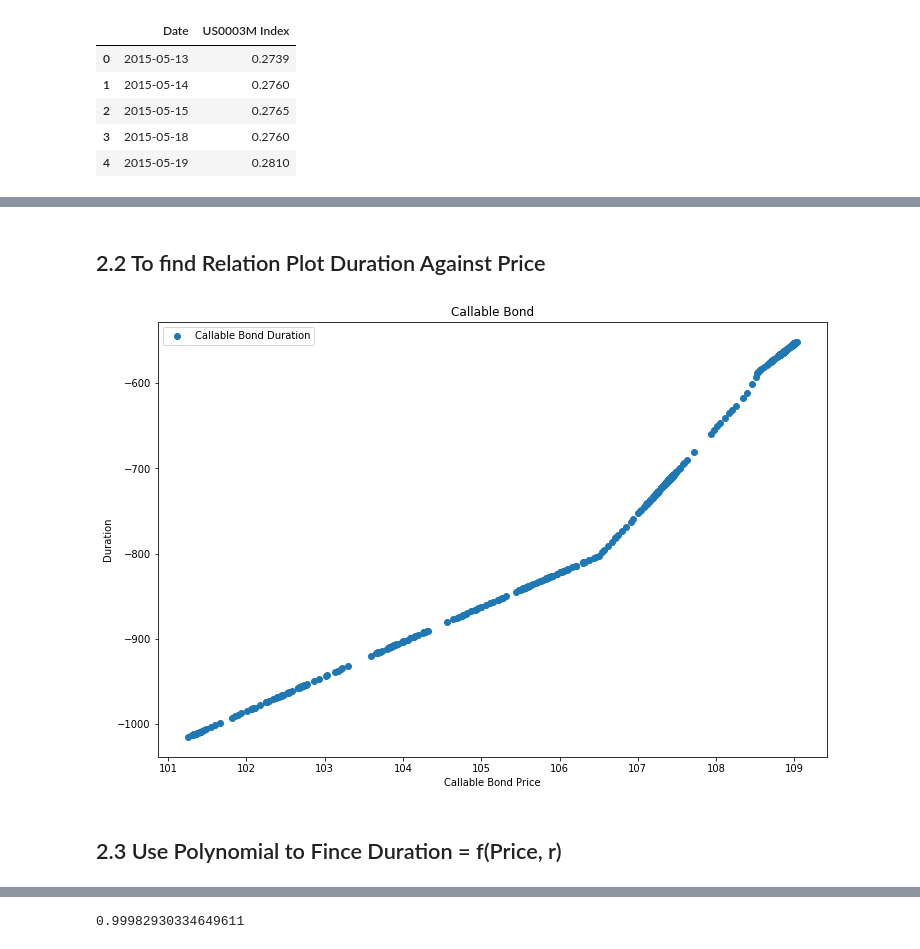
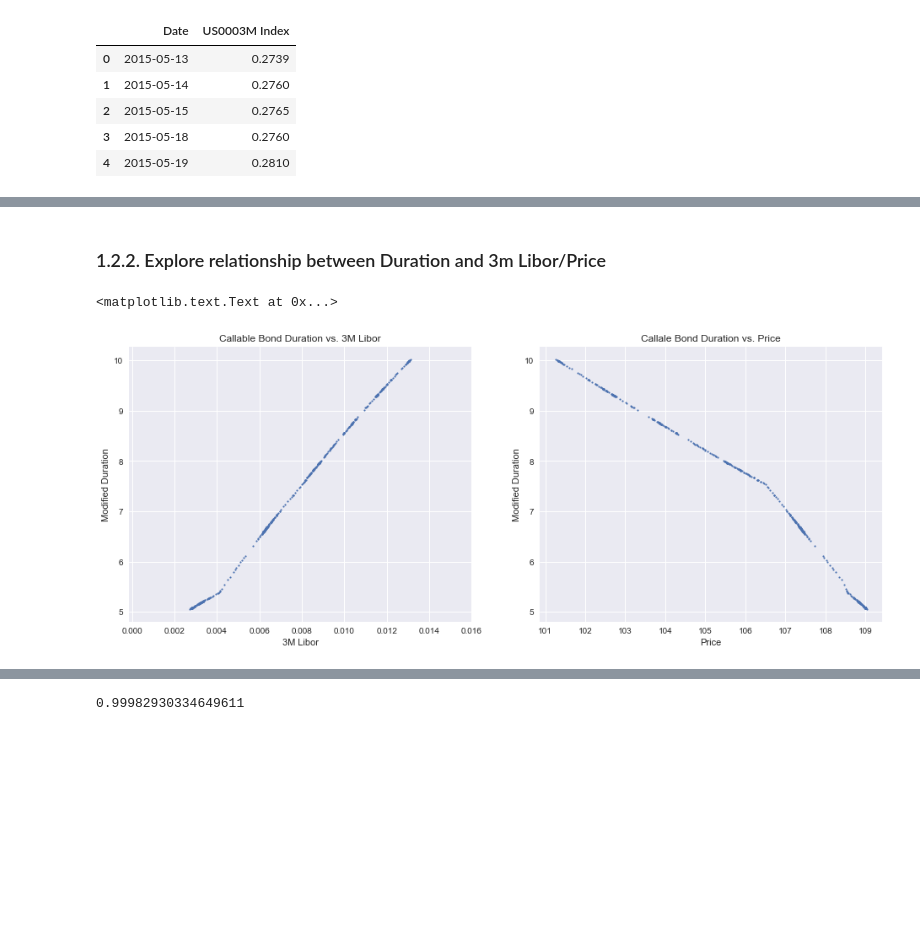
Before and after one commit to JerryDeveloper/MBSEmpiricalDuration, a Jupyter notebook: Week 4 Report - Function Form Fitting on Simulated Price and Duration.ipynb, the cells around one changed output, grey strips where cells are left out. Cells and saved outputs as stored; diff of their text form; code cells hidden in the pictures; blank space fills up the shorter version.

```diff
--- a/Week 4 Report - Function Form Fitting on Simulated Price and Duration.ipynb
+++ b/Week 4 Report - Function Form Fitting on Simulated Price and Duration.ipynb
@@ -176,14 +173,2 @@ plt.show()
 # %% [markdown]
-## 2.2 To find Relation Plot Duration Against Price
+### 1.2.2. Explore relationship between Duration and 3m Libor/Price
-# %%
-plt.figure(figsize=(12,8))
-plt.scatter(priceC,duration,label='Callable Bond Duration')
-plt.title('Callable Bond')
-plt.xlabel('Callable Bond Price')
-plt.ylabel('Duration')
-plt.legend()
-plt.show()
-# %% [output]
-[figure, removed]
-# %% [markdown]
-## 2.3 Use Polynomial to Fince Duration = f(Price, r)
@@ -203,0 +175,17 @@ def poly2Var(duration,priceC,R,deg):
+# %%
+fig = plt.figure(figsize=(16, 6))
+
+ax1 = fig.add_subplot(121)
+plt.scatter(np.array(R),duration_m, s = 3)
+ax1.set_title('Callable Bond Duration vs. 3M Libor')
+ax1.set_xlabel('3M Libor')
+ax1.set_ylabel('Modified Duration')
+
+ax2 = fig.add_subplot(122)
+ax2.scatter(priceC,duration_m, s = 3)
+ax2.set_title('Callale Bond Duration vs. Price')
+ax2.set_xlabel('Price')
+ax2.set_ylabel('Modified Duration')
+# %% [output]
+<matplotlib.text.Text at 0x...>
+[figure, added]
```
Also changed, not shown: parts of 57 cells of this notebook.
